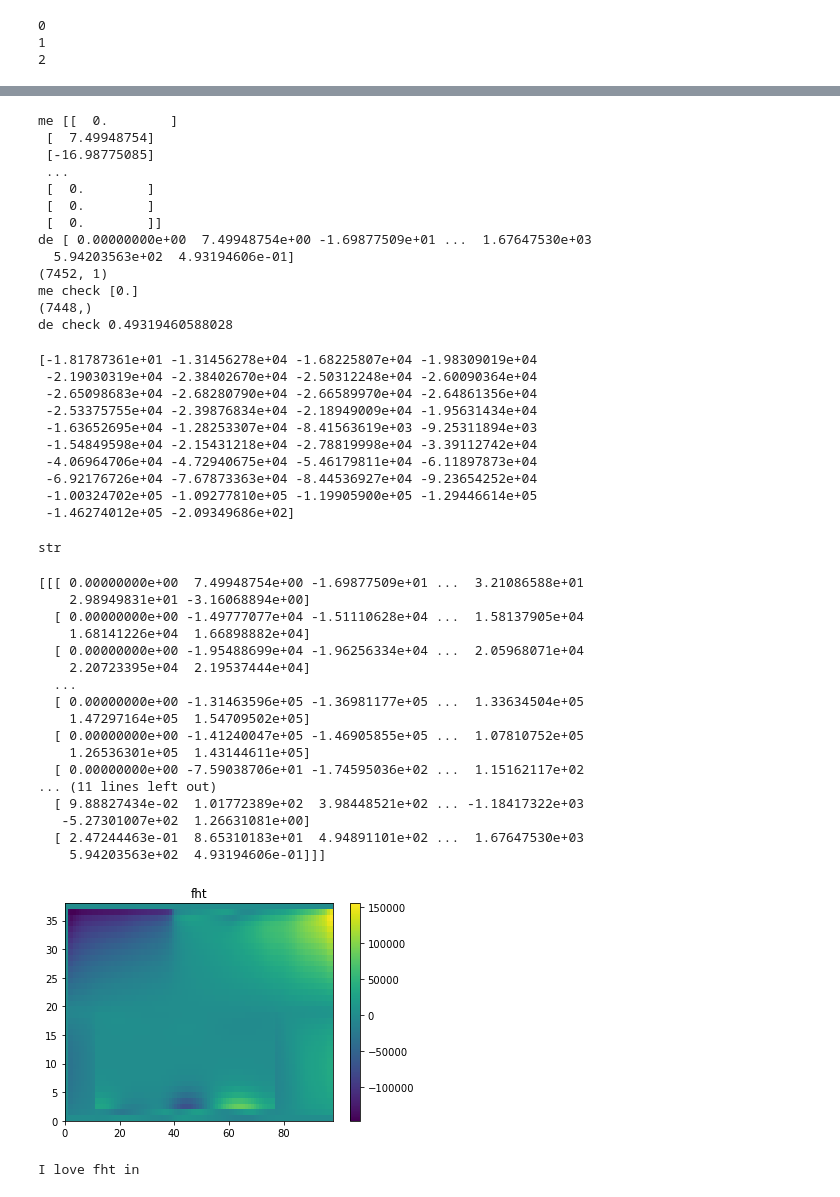
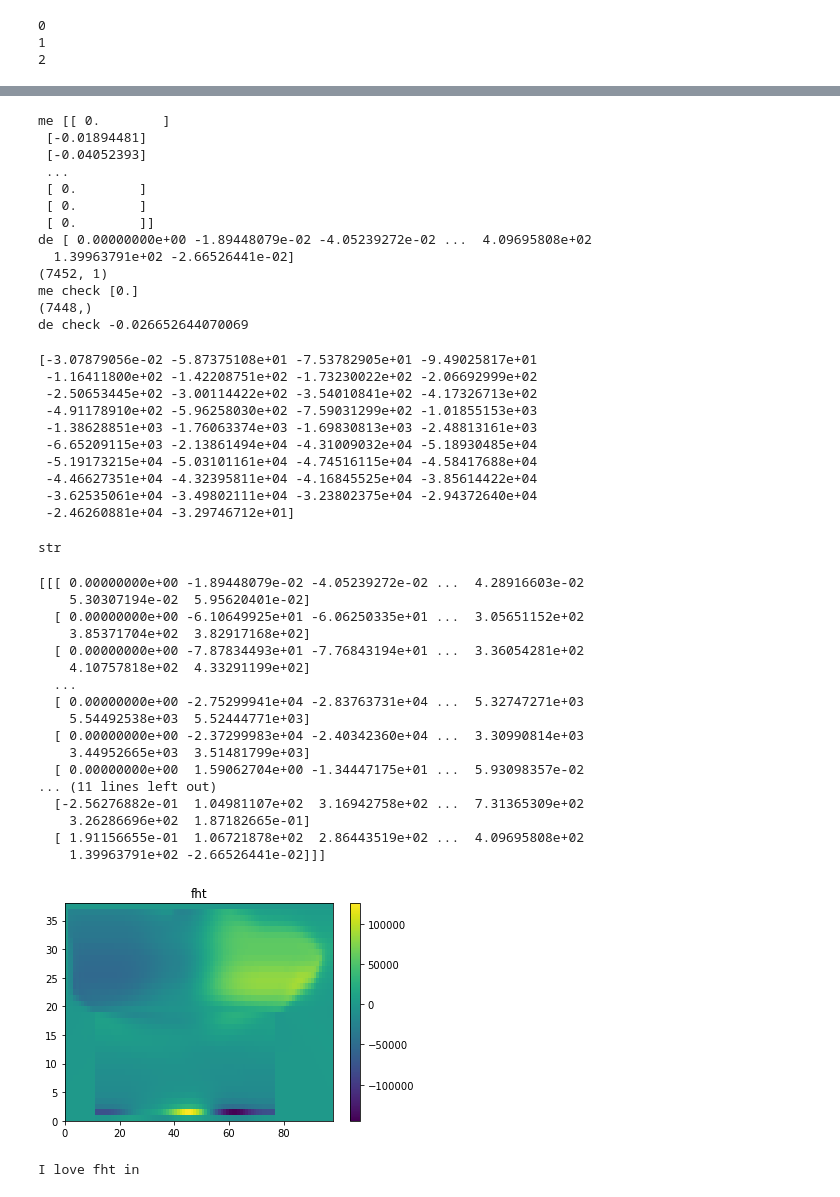
Before and after one commit to ChanYeongL/SOLPS-ITER_analysis, a Jupyter notebook: b2fplasma analysis.ipynb, the cells around one changed output, grey strips where cells are left out. Saved outputs shown, nothing was run; the diff lists cells and outputs as text; code cells hidden in the pictures.

```diff
--- a/b2fplasma analysis.ipynb
+++ b/b2fplasma analysis.ipynb
@@ -63,11 +63,11 @@ def is_valid_string(element):
 #fname_or = "b2fstate_co_KSTAR_3e18Ne"
 #fname_or = "b2fstate_co_ITER_3e18Ne"
 #fname_or = "b2fstate_co_KDEMO_3e18Ne"
-fname_or = "b2fplasmf_conv_KSTAR_check"
+fname_or = "b2fplasmf_new_mesh_al_Ne_0"
 
 
 
-fname = "./%s.txt" %fname_or
+fname = "./../output_new/output_new_mesh_al/%s.txt" %fname_or
 
 
 
@@ -330,34 +330,34 @@ print("me check",selected_data_merged[7451])
 print(np.shape(selected_data_merged_deleted))
 print("de check",selected_data_merged_deleted[7447])
 # %% [output]
-me [[  0.        ]
- [  7.49948754]
- [-16.98775085]
+me [[ 0.        ]
+ [-0.01894481]
+ [-0.04052393]
  ...
- [  0.        ]
- [  0.        ]
- [  0.        ]]
-de [ 0.00000000e+00  7.49948754e+00 -1.69877509e+01 ...  1.67647530e+03
-  5.94203563e+02  4.93194606e-01]
+ [ 0.        ]
+ [ 0.        ]
+ [ 0.        ]]
+de [ 0.00000000e+00 -1.89448079e-02 -4.05239272e-02 ...  4.09695808e+02
+  1.39963791e+02 -2.66526441e-02]
 (7452, 1)
 me check [0.]
 (7448,)
-de check 0.49319460588028
+de check -0.026652644070069
 # %%
 selected_data_final = selected_data_merged_deleted.reshape(ns, ny+2,nx+2)
 
 print(selected_data_final[0,:,3])
 # %% [output]
-[-1.81787361e+01 -1.31456278e+04 -1.68225807e+04 -1.98309019e+04
- -2.19030319e+04 -2.38402670e+04 -2.50312248e+04 -2.60090364e+04
- -2.65098683e+04 -2.68280790e+04 -2.66589970e+04 -2.64861356e+04
- -2.53375755e+04 -2.39876834e+04 -2.18949009e+04 -1.95631434e+04
- -1.63652695e+04 -1.28253307e+04 -8.41563619e+03 -9.25311894e+03
- -1.54849598e+04 -2.15431218e+04 -2.78819998e+04 -3.39112742e+04
- -4.06964706e+04 -4.72940675e+04 -5.46179811e+04 -6.11897873e+04
- -6.92176726e+04 -7.67873363e+04 -8.44536927e+04 -9.23654252e+04
- -1.00324702e+05 -1.09277810e+05 -1.19905900e+05 -1.29446614e+05
- -1.46274012e+05 -2.09349686e+02]
+[-3.07879056e-02 -5.87375108e+01 -7.53782905e+01 -9.49025817e+01
+ -1.16411800e+02 -1.42208751e+02 -1.73230022e+02 -2.06692999e+02
+ -2.50653445e+02 -3.00114422e+02 -3.54010841e+02 -4.17326713e+02
+ -4.91178910e+02 -5.96258030e+02 -7.59031299e+02 -1.01855153e+03
+ -1.38628851e+03 -1.76063374e+03 -1.69830813e+03 -2.48813161e+03
+ -6.65209115e+03 -2.13861494e+04 -4.31009032e+04 -5.18930485e+04
+ -5.19173215e+04 -5.03101161e+04 -4.74516115e+04 -4.58417688e+04
+ -4.46627351e+04 -4.32395811e+04 -4.16845525e+04 -3.85614422e+04
+ -3.62535061e+04 -3.49802111e+04 -3.23802375e+04 -2.94372640e+04
+ -2.46260881e+04 -3.29746712e+01]
 # %%
 type(data_name)
 # %% [output]
@@ -365,30 +365,30 @@ str
 # %%
 print(selected_data_final)
 map_plot = plt.pcolormesh(selected_data_final[0,:,:])
 plt.savefig(data_name)
 plt.title(data_name)
 plt.colorbar()
 #plt.show()
-np.save("./%s_%s" %(data_name,fname_or), selected_data_final)
+np.save("./../output_new/output_con_Ne_0/%s_%s" %(data_name,fname_or), selected_data_final)
 # %% [output]
-[[[ 0.00000000e+00  7.49948754e+00 -1.69877509e+01 ...  3.21086588e+01
-    2.98949831e+01 -3.16068894e+00]
-  [ 0.00000000e+00 -1.49777077e+04 -1.51110628e+04 ...  1.58137905e+04
-    1.68141226e+04  1.66898882e+04]
-  [ 0.00000000e+00 -1.95488699e+04 -1.96256334e+04 ...  2.05968071e+04
-    2.20723395e+04  2.19537444e+04]
+[[[ 0.00000000e+00 -1.89448079e-02 -4.05239272e-02 ...  4.28916603e-02
+    5.30307194e-02  5.95620401e-02]
+  [ 0.00000000e+00 -6.10649925e+01 -6.06250335e+01 ...  3.05651152e+02
+    3.85371704e+02  3.82917168e+02]
+  [ 0.00000000e+00 -7.87834493e+01 -7.76843194e+01 ...  3.36054281e+02
+    4.10757818e+02  4.33291199e+02]
   ...
-  [ 0.00000000e+00 -1.31463596e+05 -1.36981177e+05 ...  1.33634504e+05
-    1.47297164e+05  1.54709502e+05]
-  [ 0.00000000e+00 -1.41240047e+05 -1.46905855e+05 ...  1.07810752e+05
-    1.26536301e+05  1.43144611e+05]
-  [ 0.00000000e+00 -7.59038706e+01 -1.74595036e+02 ...  1.15162117e+02
+  [ 0.00000000e+00 -2.75299941e+04 -2.83763731e+04 ...  5.32747271e+03
+    5.54492538e+03  5.52444771e+03]
+  [ 0.00000000e+00 -2.37299983e+04 -2.40342360e+04 ...  3.30990814e+03
+    3.44952665e+03  3.51481799e+03]
+  [ 0.00000000e+00  1.59062704e+00 -1.34447175e+01 ...  5.93098357e-02
 ... (11 lines left out)
-  [ 9.88827434e-02  1.01772389e+02  3.98448521e+02 ... -1.18417322e+03
-   -5.27301007e+02  1.26631081e+00]
-  [ 2.47244463e-01  8.65310183e+01  4.94891101e+02 ...  1.67647530e+03
-    5.94203563e+02  4.93194606e-01]]]
+  [-2.56276882e-01  1.04981107e+02  3.16942758e+02 ...  7.31365309e+02
+    3.26286696e+02  1.87182665e-01]
+  [ 1.91156655e-01  1.06721878e+02  2.86443519e+02 ...  4.09695808e+02
+    1.39963791e+02 -2.66526441e-02]]]
-[figure, old version]
+[figure, new version]
 # %%
 print("I love %s in " % data_name)
 # %% [output]
```
Also changed, not shown: parts of 10 cells of this notebook, 5 other files.
